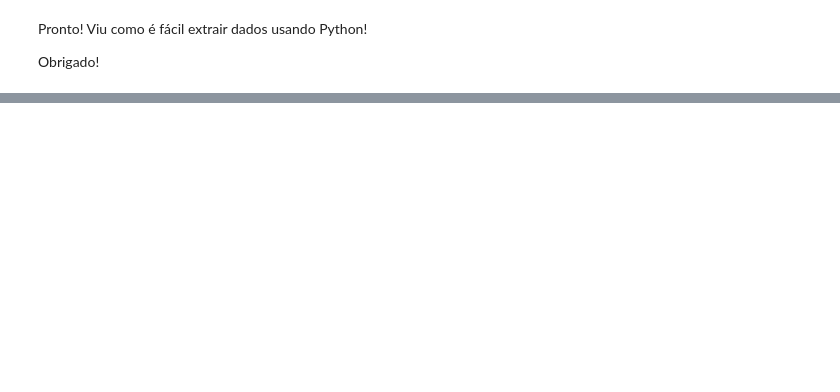
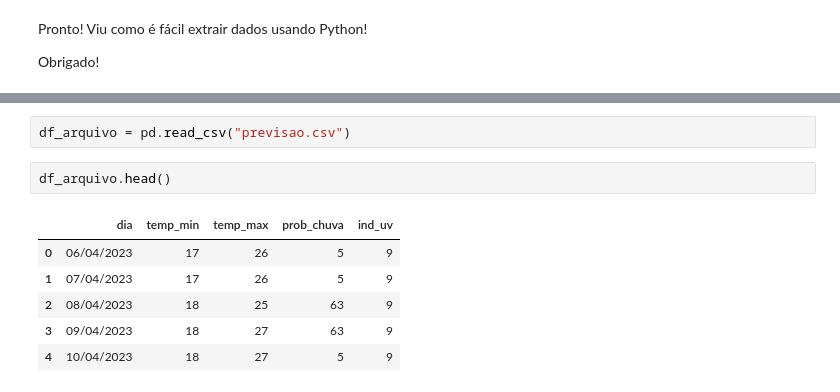
Before and after one commit to simplifique-treinamentos/notebooks-python, a Jupyter notebook: WebScrapingBeautifulSoupTempo.ipynb, the cells around one changed output, grey strips where cells are left out. Cells and saved outputs as stored; diff of their text form; blank space fills up the shorter version.

```diff
--- a/WebScrapingBeautifulSoupTempo.ipynb
+++ b/WebScrapingBeautifulSoupTempo.ipynb
@@ -244,0 +290,11 @@ Obrigado!
+# %%
+df_arquivo = pd.read_csv("previsao.csv")
+# %%
+df_arquivo.head()
+# %% [output]
+|  | dia | temp_min | temp_max | prob_chuva | ind_uv |
+| 0 | 06/04/2023 | 17 | 26 | 5 | 9 |
+| 1 | 07/04/2023 | 17 | 26 | 5 | 9 |
+| 2 | 08/04/2023 | 18 | 25 | 63 | 9 |
+| 3 | 09/04/2023 | 18 | 27 | 63 | 9 |
+| 4 | 10/04/2023 | 18 | 27 | 5 | 9 |
```
Also changed, not shown: parts of 11 cells of this notebook.
